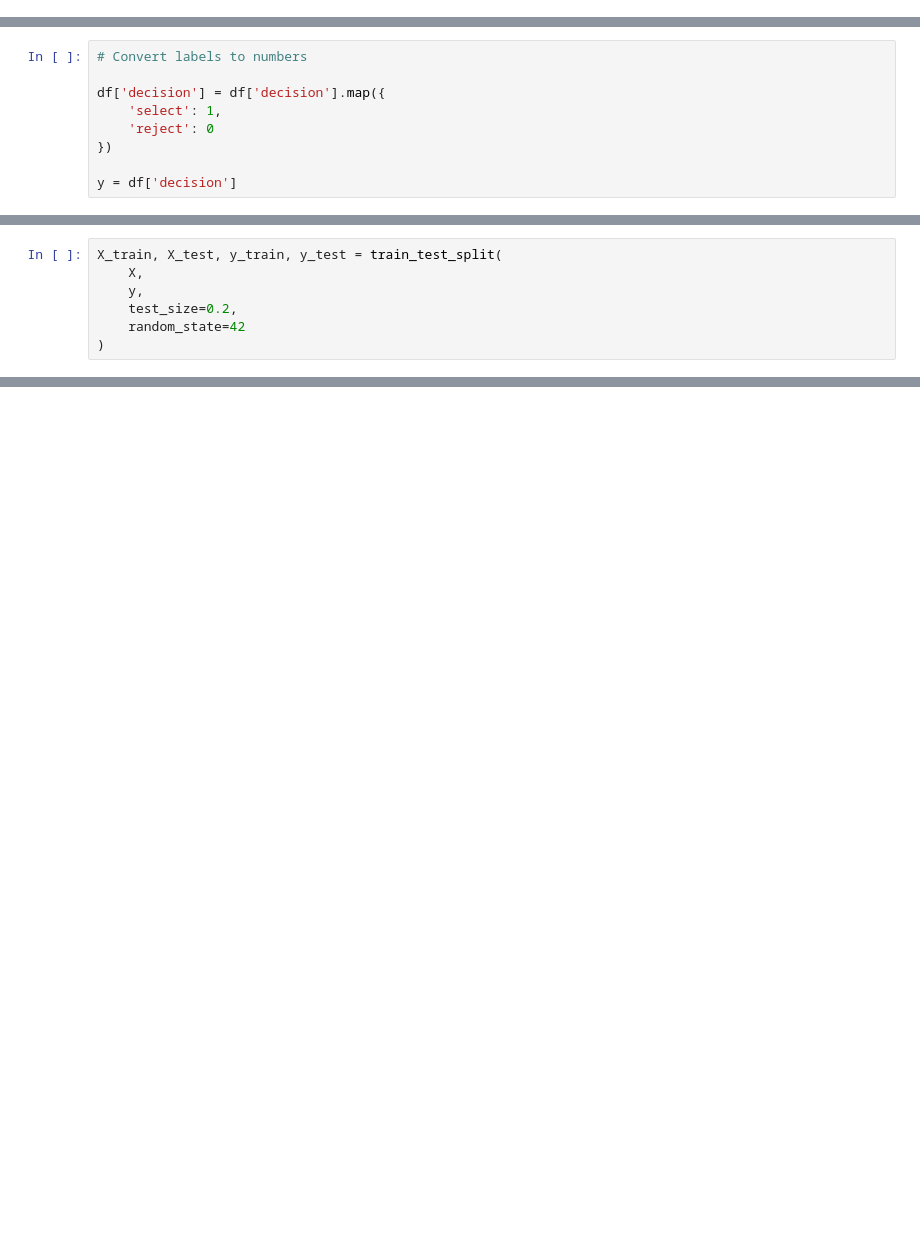
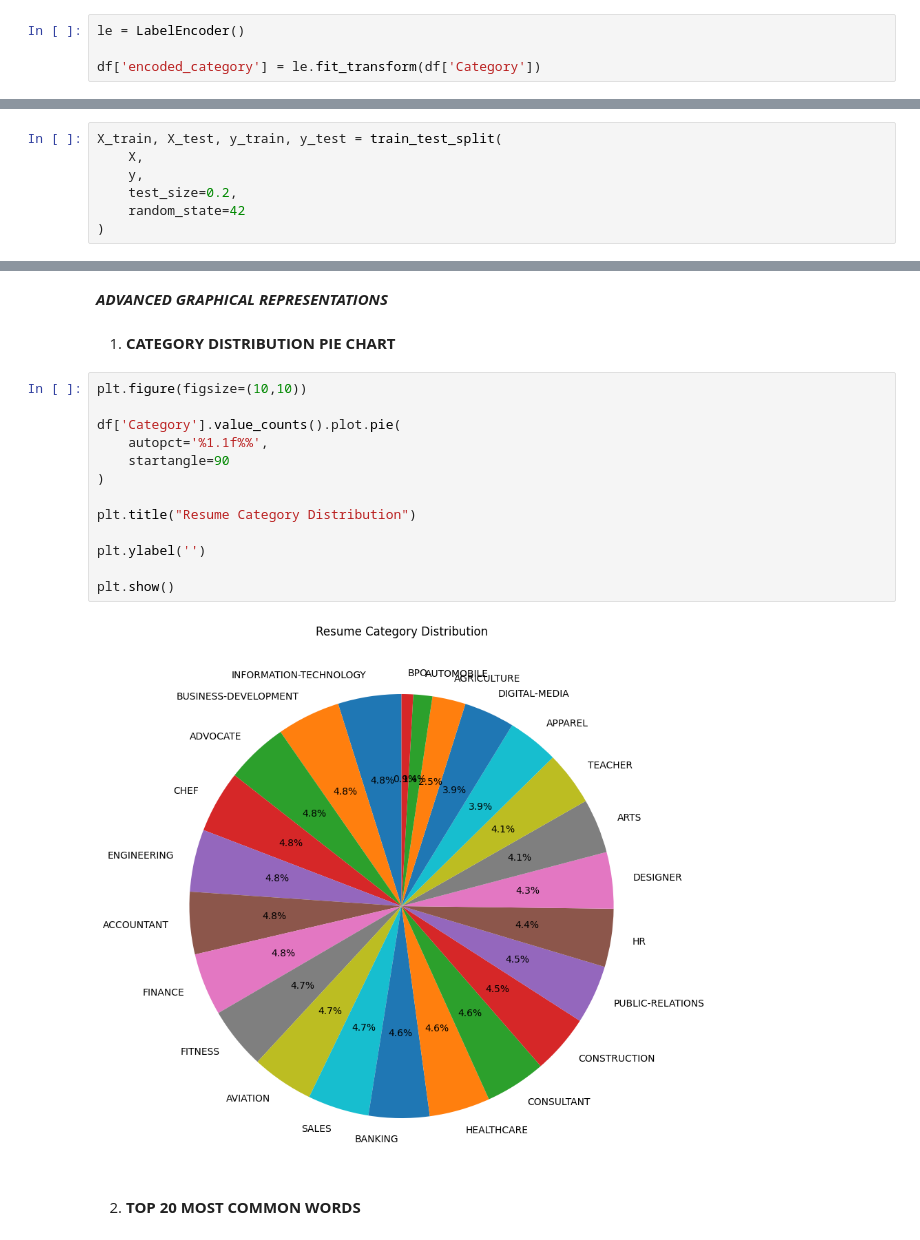
Before and after one commit to jannatul-fredaues/HireMind-AI, a Jupyter notebook: Data Preprocessing/HireMind_AI.ipynb, the cells around one changed output, grey strips where cells are left out. Saved outputs shown, nothing was run; the diff lists cells and outputs as text; blank space fills up the shorter version.

```diff
--- a/Data Preprocessing/HireMind_AI.ipynb
+++ b/Data Preprocessing/HireMind_AI.ipynb
@@ -241 +209,5 @@ plt.show()
+# %%
+le = LabelEncoder()
+
+df['encoded_category'] = le.fit_transform(df['Category'])
 # %% [markdown]
@@ -251,11 +224,2 @@ X = vectorizer.fit_transform(df['combined_text'])
-# %%
-# Convert labels to numbers
-
-df['decision'] = df['decision'].map({
-    'select': 1,
-    'reject': 0
-})
-
-y = df['decision']
 # %% [markdown]
 **TRAIN TEST SPLIT**
@@ -502,0 +291,21 @@ Selected
+# %% [markdown]
+***ADVANCED GRAPHICAL REPRESENTATIONS***
+# %% [markdown]
+1. **CATEGORY DISTRIBUTION PIE CHART**
+# %%
+plt.figure(figsize=(10,10))
+
+df['Category'].value_counts().plot.pie(
+    autopct='%1.1f%%',
+    startangle=90
+)
+
+plt.title("Resume Category Distribution")
+
+plt.ylabel('')
+
+plt.show()
+# %% [output]
+[figure, added]
+# %% [markdown]
+2. **TOP 20 MOST COMMON WORDS**
```
Also changed, not shown: parts of 74 cells of this notebook.
